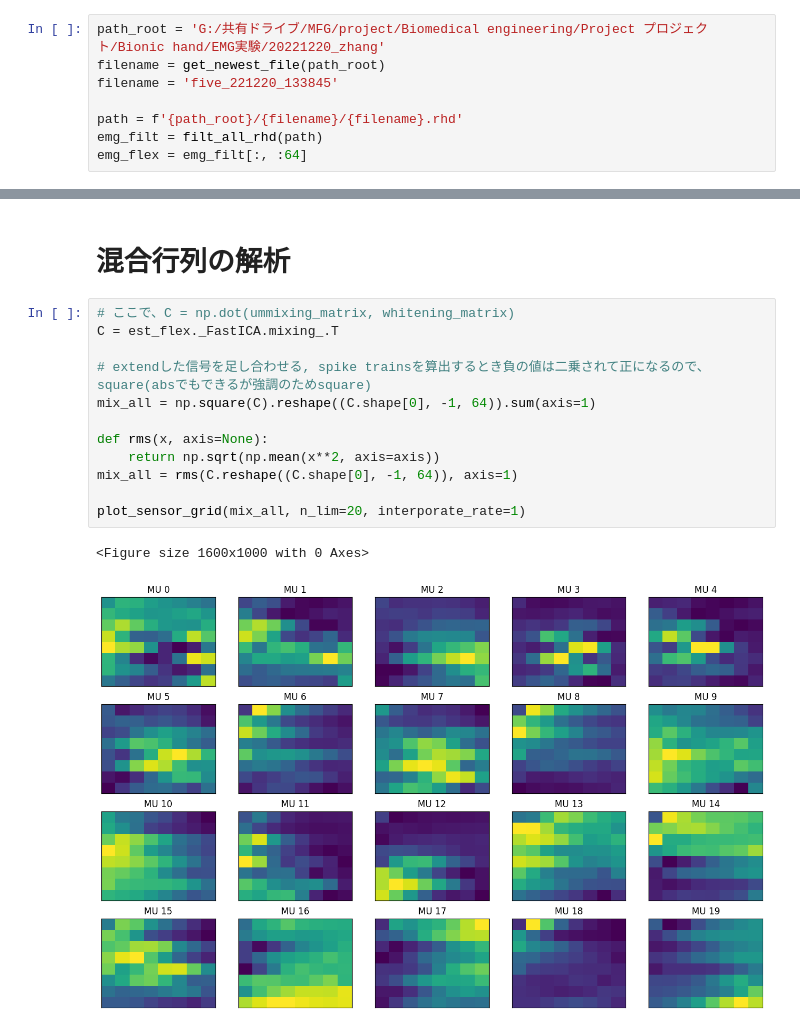
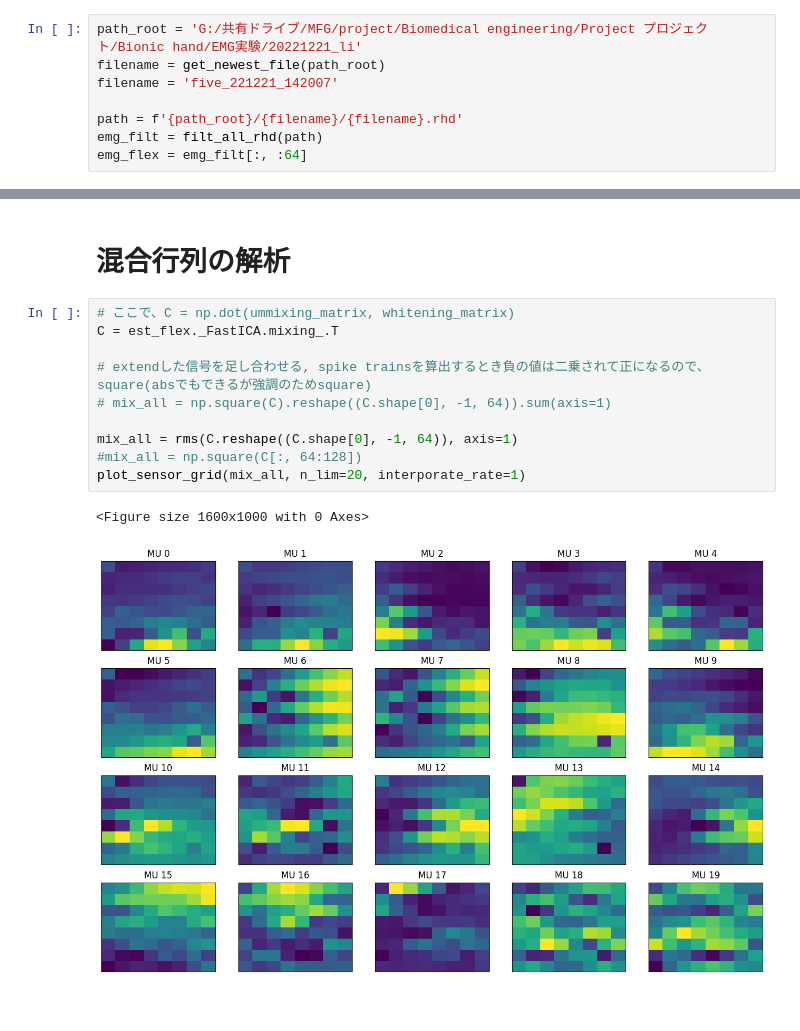
Before and after one commit to mechAneko12/EMG_decomposition_rhd, a Jupyter notebook: offline_analysis/load_decomp.ipynb, the cells around one changed output, grey strips where cells are left out. Saved outputs shown, nothing was run; the diff lists cells and outputs as text.

```diff
--- a/offline_analysis/load_decomp.ipynb
+++ b/offline_analysis/load_decomp.ipynb
@@ -86,9 +115,9 @@ def smirnov_grubbs(data, alpha):
 # %% [markdown]
 # Decomp
 # %%
-path_root = 'G:/共有ドライブ/MFG/project/Biomedical engineering/Project プロジェクト/Bionic hand/EMG実験/20221220_zhang'
+path_root = 'G:/共有ドライブ/MFG/project/Biomedical engineering/Project プロジェクト/Bionic hand/EMG実験/20221221_li'
 filename = get_newest_file(path_root)
-filename = 'five_221220_133845'
+filename = 'five_221221_142007'
 
 path = f'{path_root}/{filename}/{filename}.rhd'
 emg_filt = filt_all_rhd(path)
@@ -216,15 +277,13 @@ _ = plt.hist(array_cos_sim_random, bins=50)
 # %%
 # ここで、C = np.dot(ummixing_matrix, whitening_matrix)
 C = est_flex._FastICA.mixing_.T
 
 # extendした信号を足し合わせる, spike trainsを算出するとき負の値は二乗されて正になるので、square(absでもできるが強調のためsquare)
-mix_all = np.square(C).reshape((C.shape[0], -1, 64)).sum(axis=1)
+# mix_all = np.square(C).reshape((C.shape[0], -1, 64)).sum(axis=1)
 
-def rms(x, axis=None):
-    return np.sqrt(np.mean(x**2, axis=axis))
 mix_all = rms(C.reshape((C.shape[0], -1, 64)), axis=1)
-
+#mix_all = np.square(C[:, 64:128])
 plot_sensor_grid(mix_all, n_lim=20, interporate_rate=1)
 # %% [output]
 <Figure size 1600x1000 with 0 Axes>
-[figure, old version]
+[figure, new version]
```
Also changed, not shown: parts of 9 cells of this notebook.
